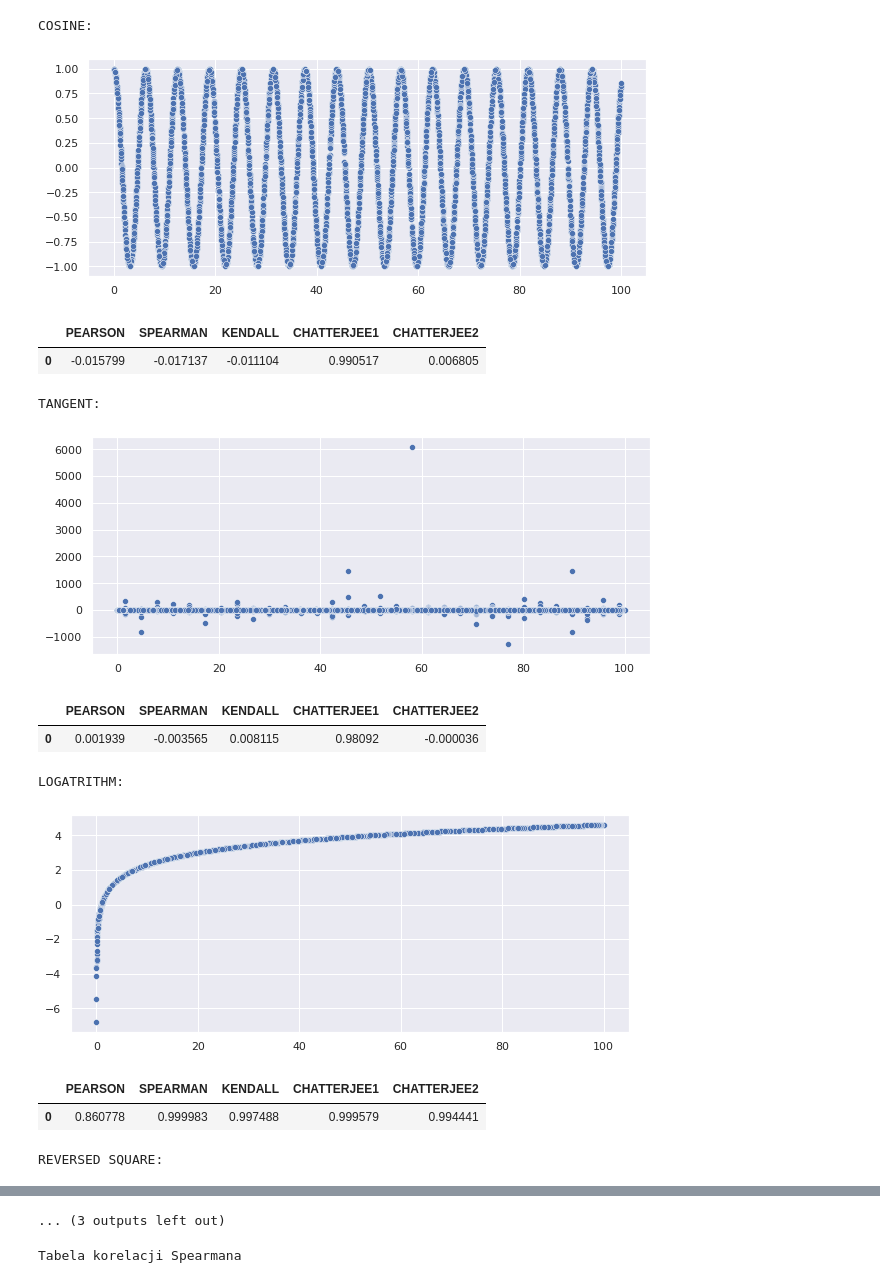
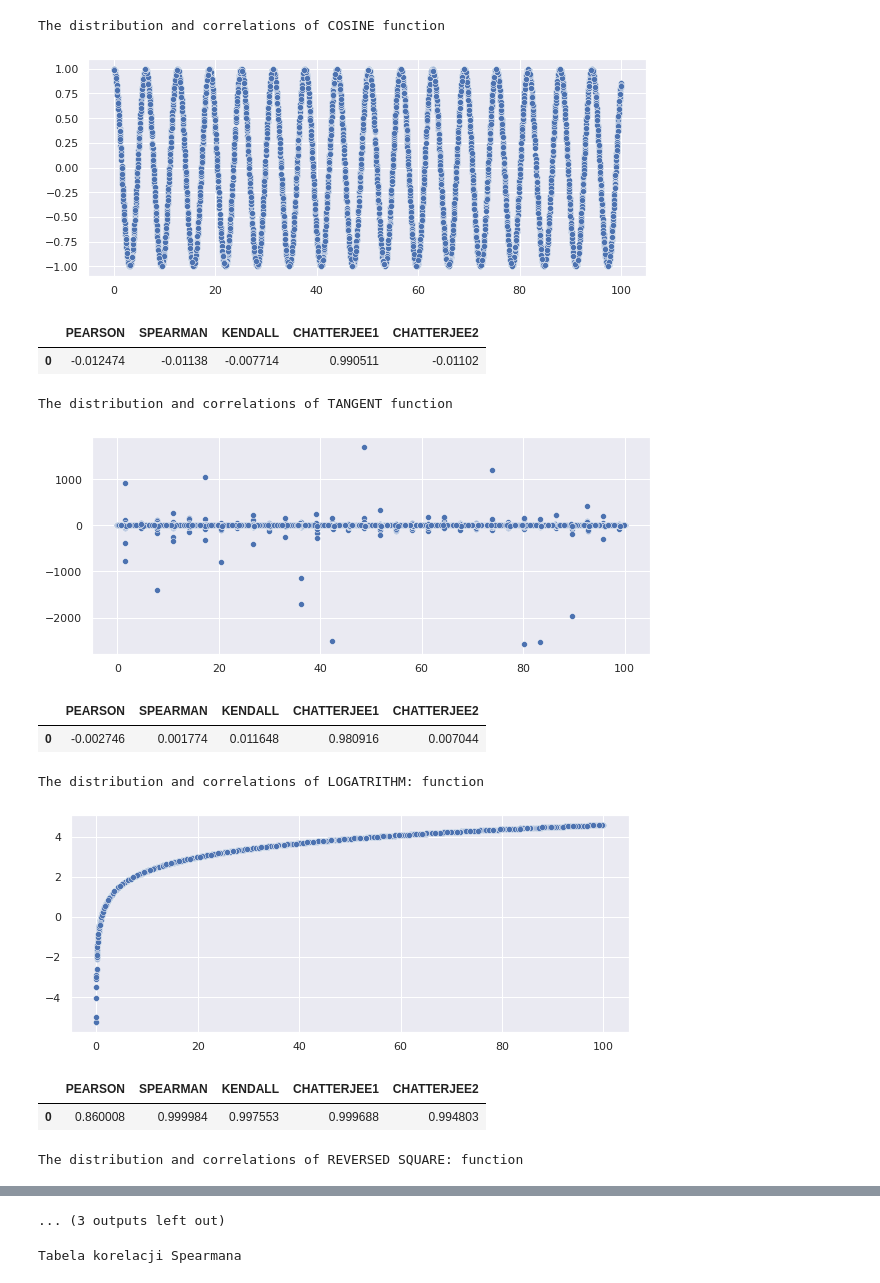
Before and after one commit to bednarz-jan/chatterjee, a Jupyter notebook: example.ipynb, the cells around one changed output, grey strips where cells are left out. Cells and saved outputs as stored; diff of their text form; code cells hidden in the pictures.

```diff
--- a/example.ipynb
+++ b/example.ipynb
@@ -8,9 +8,13 @@ import random as rnd
 from matplotlib import pyplot as plt
 import seaborn as sns
 # %%
-rnd.seed = 2007
+# seed is start of Kazimierz IV Jagiellonczyk reign
+rnd.seed = 1447
+
+# make plots bigger
 sns.set(rc={'figure.figsize':(10, 4)})
 
+# generate data
 X = [round(rnd.uniform(0, 100), 4) for _ in range(10000)]
 
 Y_cos  = [round(math.cos(a), 2) for a in X]
@@ -21,49 +25,50 @@ Y_sqr  = [round(math.pow(a-50, 2)*-1, 2) for a in X]
 
 Y_rnd = [round(rnd.uniform(0, 100), 4) for _ in range(10000)]
 
-list_of_Ys = [Y_cos, Y_tan, Y_log, Y_sqr, Y_rnd]
-list_print = ['COSINE:', 'TANGENT:', 'LOGATRITHM:', 'REVERSED SQUARE:', 'RANDOM:']
+
+dict_of_Ys = {'COSINE': Y_cos, 'TANGENT': Y_tan, 'LOGATRITHM': Y_log,
+              'REVERSED SQUARE': Y_sqr, 'RANDOM':  Y_rnd}
 
 def add_noise(Y, noise_value):
     return [a + rnd.uniform(-noise_value, noise_value) for a in Y]
 
-for idx, Y in enumerate(list_of_Ys):
+for key, Y in dict_of_Ys.items():
 
     # Y = add_noise(Y, 0.5)
 
-    print(list_print[idx])
+    print(f'The distribution and correlations of {key} function')
 
     sns.scatterplot(x=X, y=Y)
     plt.show()
 
     dict_pd = {'X': X, 'Y': Y}
     df = pd.DataFrame(dict_pd)
 
     df_corr_dict = {}
 
     df_corr_dict['PEARSON'] = [df['X'].corr(df['Y'])]
     df_corr_dict['SPEARMAN'] = [df['X'].corr(df['Y'], method = 'spearman')]
     df_corr_dict['KENDALL'] = [df['X'].corr(df['Y'], method = 'kendall')]
 
     df_corr_dict['CHATTERJEE1'] = chatt(df['X'], df['Y'])
     df_corr_dict['CHATTERJEE2'] = chatt(df['Y'], df['X'])
 
     df_corr = pd.DataFrame(df_corr_dict)
 
     display(df_corr)
 # %% [output]
-COSINE:
+The distribution and correlations of COSINE function
 [figure]
 |  | PEARSON | SPEARMAN | KENDALL | CHATTERJEE1 | CHATTERJEE2 |
-| 0 | -0.015799 | -0.017137 | -0.011104 | 0.990517 | 0.006805 |
+| 0 | -0.012474 | -0.01138 | -0.007714 | 0.990511 | -0.01102 |
-TANGENT:
+The distribution and correlations of TANGENT function
-[figure, old version]
+[figure, new version]
 |  | PEARSON | SPEARMAN | KENDALL | CHATTERJEE1 | CHATTERJEE2 |
-| 0 | 0.001939 | -0.003565 | 0.008115 | 0.98092 | -0.000036 |
+| 0 | -0.002746 | 0.001774 | 0.011648 | 0.980916 | 0.007044 |
-LOGATRITHM:
+The distribution and correlations of LOGATRITHM: function
-[figure, old version]
+[figure, new version]
 |  | PEARSON | SPEARMAN | KENDALL | CHATTERJEE1 | CHATTERJEE2 |
-| 0 | 0.860778 | 0.999983 | 0.997488 | 0.999579 | 0.994441 |
+| 0 | 0.860008 | 0.999984 | 0.997553 | 0.999688 | 0.994803 |
-REVERSED SQUARE:
+The distribution and correlations of REVERSED SQUARE: function
 [figure]
 |  | PEARSON | SPEARMAN | KENDALL | CHATTERJEE1 | CHATTERJEE2 |
```
Also changed, not shown: parts of 2 cells of this notebook, 1 other file.
